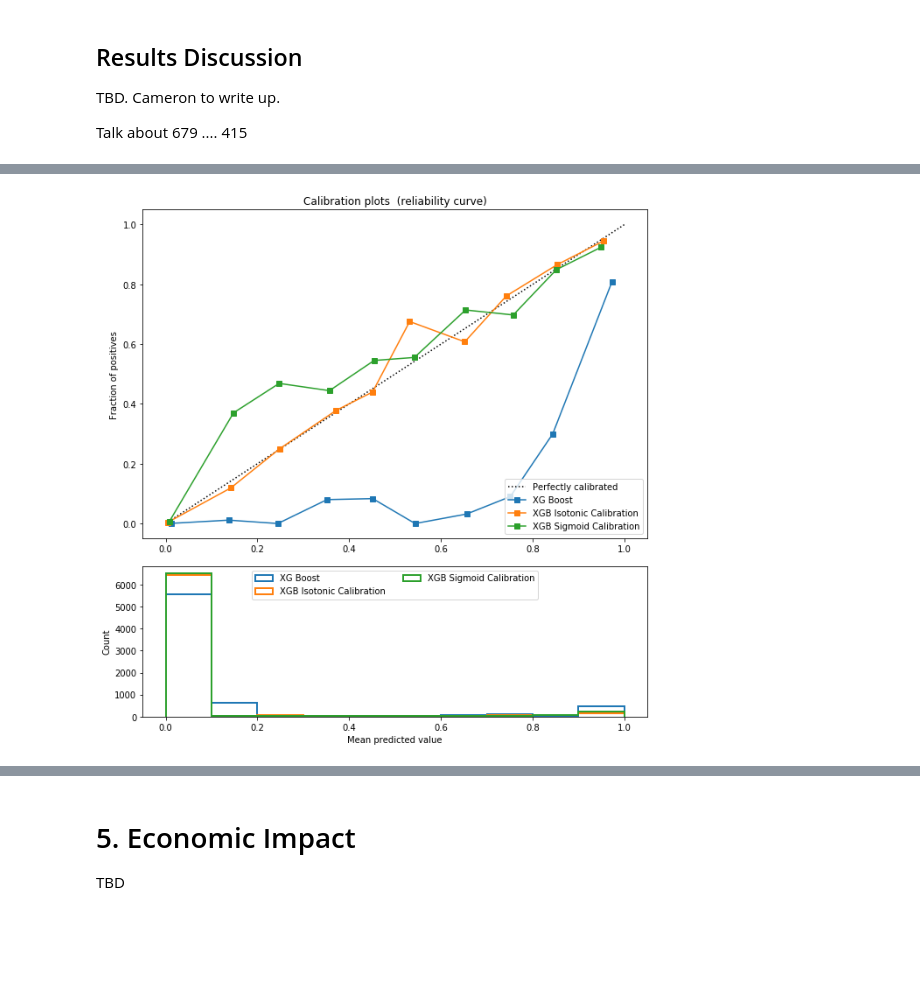
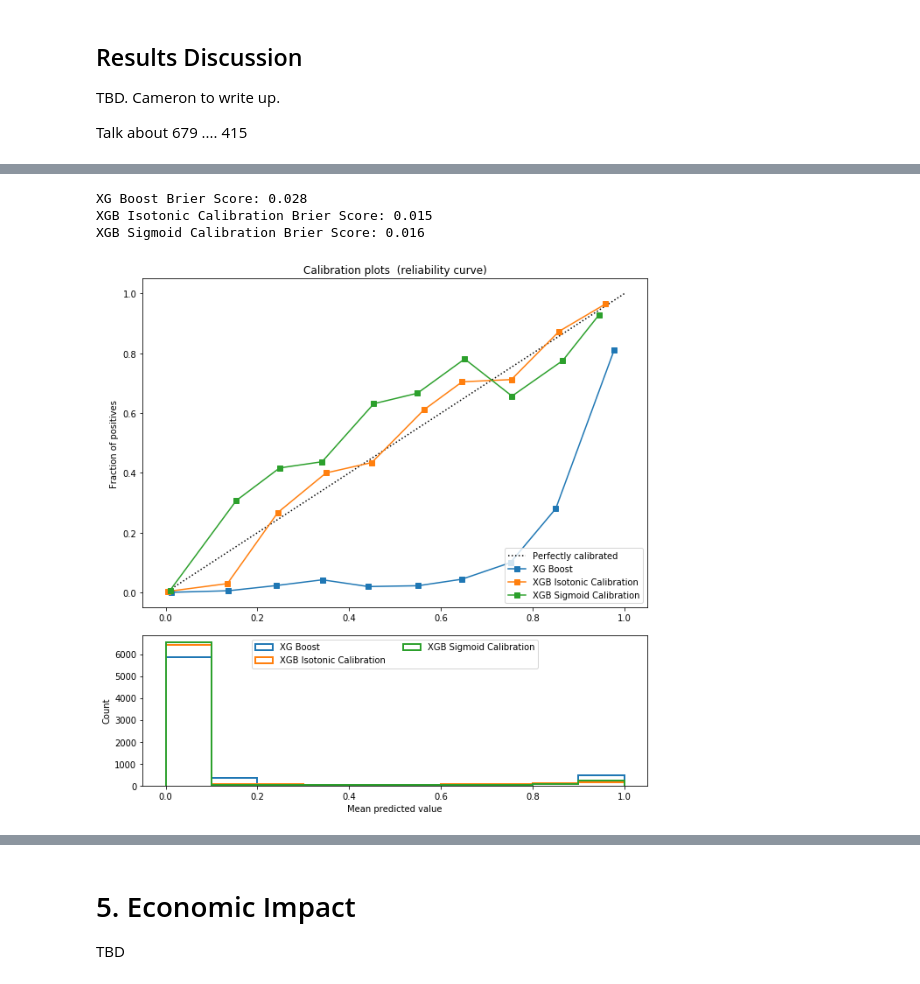
Before and after one commit to ajolson89/W207Fall2018Final, a Jupyter notebook: W207_FinalProj_02MLModels_KennedyKhannaOlson_Final.ipynb, the cells around one changed output, grey strips where cells are left out. Saved outputs shown, nothing was run; the diff lists cells and outputs as text; code cells hidden in the pictures; blank space fills up the shorter version.

```diff
--- a/W207_FinalProj_02MLModels_KennedyKhannaOlson_Final.ipynb
+++ b/W207_FinalProj_02MLModels_KennedyKhannaOlson_Final.ipynb
@@ -578,7 +584,4 @@ TBD.  Aaron to write.
 # %%
-from sklearn.calibration import calibration_curve, CalibratedClassifierCV
-from sklearn.metrics import (brier_score_loss, precision_score, recall_score, f1_score, log_loss)
-
 plt.figure(figsize=(9, 9))
 ax1 = plt.subplot2grid((3, 1), (0, 0), rowspan=2)
 ax2 = plt.subplot2grid((3, 1), (2, 0))
@@ -591,14 +594,9 @@ for clf, name in [(clf_NB_Gauss, 'Naive Bayes'),
                   (clf_XGB, 'XG Boost'),
                   (clf_GS_XGB, 'XG Boost Optimized')]:
     #Extract positive probablities from each of the models tested in order to plot
-    if hasattr(clf, "predict_proba"):
-        prob_pos = clf.predict_proba(train_data)[:, 1]
-    else:  # use decision function
-        prob_pos = clf.decision_function(train_data)
-        prob_pos = \
-            (prob_pos - prob_pos.min()) / (prob_pos.max() - prob_pos.min())
+    prob_pos = clf.predict_proba(dev_data)[:, 1]
     fraction_of_positives, mean_predicted_value = \
-        calibration_curve(train_labels, prob_pos, n_bins=10)
+        calibration_curve(dev_labels, prob_pos, n_bins=10)
 
     ax1.plot(mean_predicted_value, fraction_of_positives, "s-",
              label="%s" % (name, ))
@@ -609,7 +607,7 @@ for clf, name in [(clf_NB_Gauss, 'Naive Bayes'),
 ax1.set_ylabel("Fraction of positives")
 ax1.set_ylim([-0.05, 1.05])
 ax1.legend(loc="lower right")
-ax1.set_title('Calibration plots  (reliability curve)')
+ax1.set_title('Calibration plots-using dev dataset (trained on train dataset) (reliability curve)')
 
 ax2.set_xlabel("Mean predicted value")
 ax2.set_ylabel("Count")
@@ -621,40 +625,45 @@ plt.tight_layout()
 # %%
 #Fit isotonic and sigmoid calibration to the XG Boost Model
-clf_isotonic = CalibratedClassifierCV(clf_XGB, cv = 2, method = 'isotonic')
+clf_isotonic = CalibratedClassifierCV(clf_GS_XGB, cv = 2, method = 'isotonic')
 clf_isotonic.fit(dev_data, dev_labels)
 prob_pos_isotonic = clf_isotonic.predict_proba(test_data)
 
-clf_sigmoid = CalibratedClassifierCV(clf_XGB, cv = 2, method = 'sigmoid')
+clf_sigmoid = CalibratedClassifierCV(clf_GS_XGB, cv = 2, method = 'sigmoid')
 clf_sigmoid.fit(dev_data, dev_labels)
 prob_pos_sigmoid = clf_isotonic.predict_proba(test_data)
 # %%
 plt.figure(figsize=(9, 9))
 ax1 = plt.subplot2grid((3, 1), (0, 0), rowspan=2)
 ax2 = plt.subplot2grid((3, 1), (2, 0))
 
 ax1.plot([0, 1], [0, 1], "k:", label="Perfectly calibrated")
-for clf, name in [(clf_XGB, 'XG Boost'),
+for clf, name in [(clf_GS_XGB, 'XG Boost'),
                  (clf_isotonic, 'XGB Isotonic Calibration'),
                  (clf_sigmoid, 'XGB Sigmoid Calibration')]:
     #Extract positive probablities from each of the models tested in order to plot
     prob_pos = clf.predict_proba(test_data)[:, 1]
+    #Print the Brier Score - used for quantifying calibration success
+    print("%s Brier Score: %1.3f" %(name, brier_score_loss(test_labels, prob_pos)))
     fraction_of_positives, mean_predicted_value = calibration_curve(test_labels, prob_pos, n_bins=10)
 
     ax1.plot(mean_predicted_value, fraction_of_positives, "s-",
              label="%s" % (name, ))
 
     ax2.hist(prob_pos, range=(0, 1), bins=10, label=name,
              histtype="step", lw=2)
 
 ax1.set_ylabel("Fraction of positives")
 ax1.set_ylim([-0.05, 1.05])
 ax1.legend(loc="lower right")
 ax1.set_title('Calibration plots  (reliability curve)')
 
 ax2.set_xlabel("Mean predicted value")
 ax2.set_ylabel("Count")
 ax2.legend(loc="upper center", ncol=2)
 
 plt.tight_layout()
 # %% [output]
+XG Boost Brier Score: 0.028
+XGB Isotonic Calibration Brier Score: 0.015
+XGB Sigmoid Calibration Brier Score: 0.016
-[figure, old version]
+[figure, new version]
```
Also changed, not shown: parts of 15 cells of this notebook.
